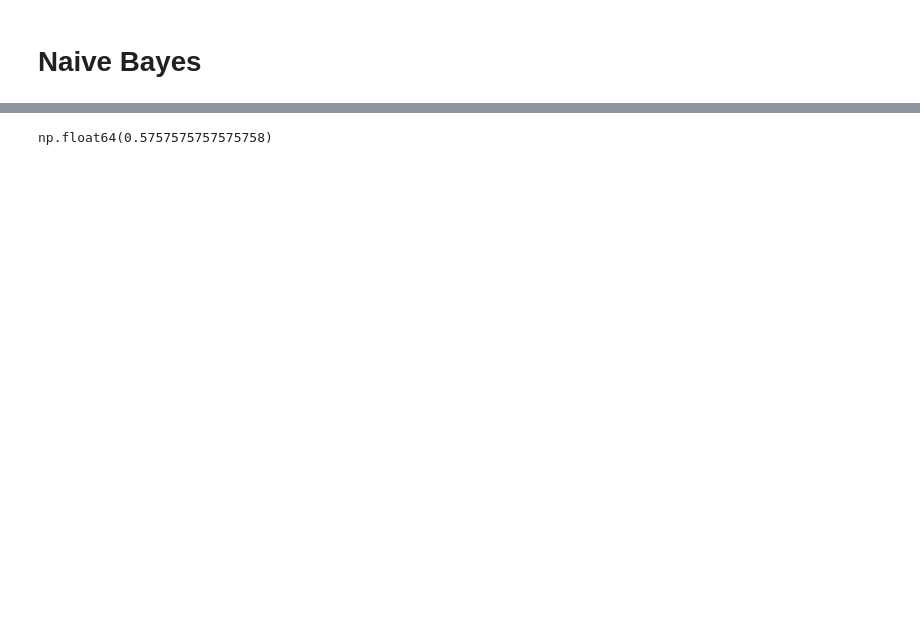
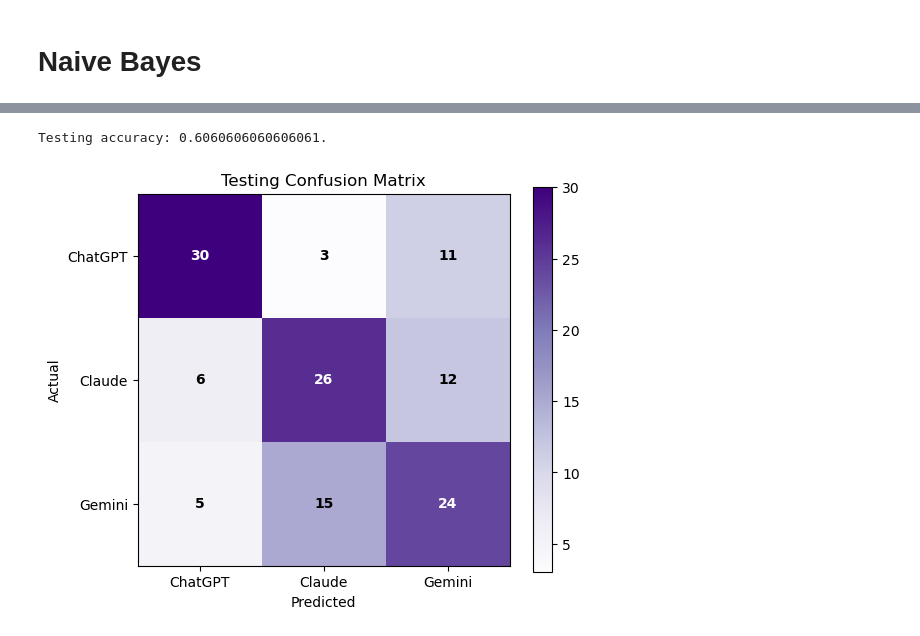
Before and after one commit to Stary54264/ai_chatbot_prediction, a Jupyter notebook: code/naive_bayes.ipynb, the cells around one changed output, grey strips where cells are left out. Saved outputs shown, nothing was run; the diff lists cells and outputs as text; code cells hidden in the pictures; blank space fills up the shorter version.

```diff
--- a/code/naive_bayes.ipynb
+++ b/code/naive_bayes.ipynb
@@ -130,9 +180,10 @@ plot_acc(acc_valid, values, "Validation Accuracy")
 # %%
 # Testing
-a_opt, b_opt = 1.2, 10.0
-pi, theta = nb_map3(X_train, t_train, a_opt, b_opt)
+pi, theta = nb_map3(X_train, t_train, a_opt_valid, b_opt_valid)
 y_test = pred3(X_test, pi, theta)
 acc_test = acc(y_test, t_test)
-acc_test
+print(f"Testing accuracy: {acc_test}.")
+plot_cm(confusion_matrix(t_test, y_test), "Testing Confusion Matrix")
 # %% [output]
-np.float64(0.5757575757575758)
+Testing accuracy: 0.6060606060606061.
+[figure, added]
```
Also changed, not shown: parts of 9 cells of this notebook.
